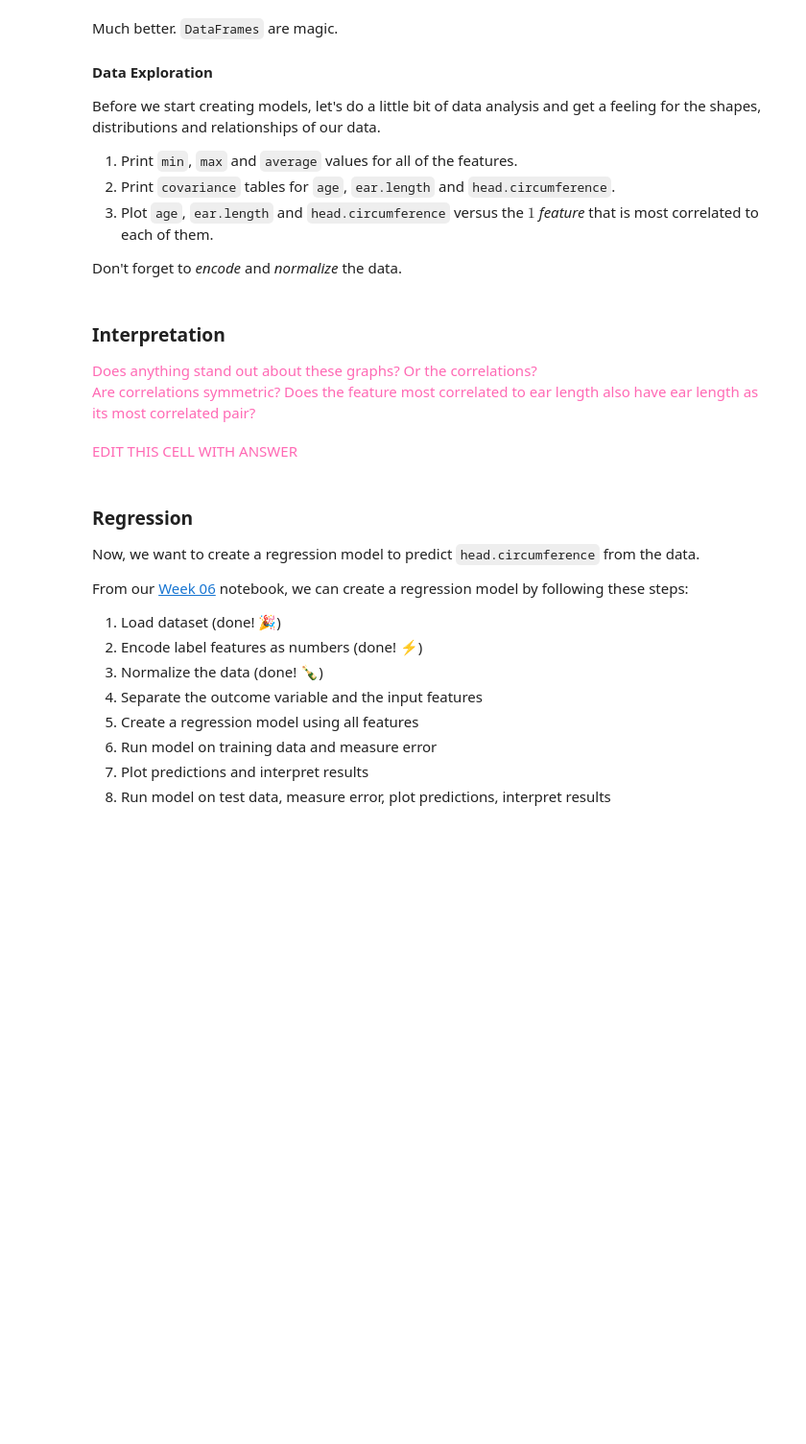
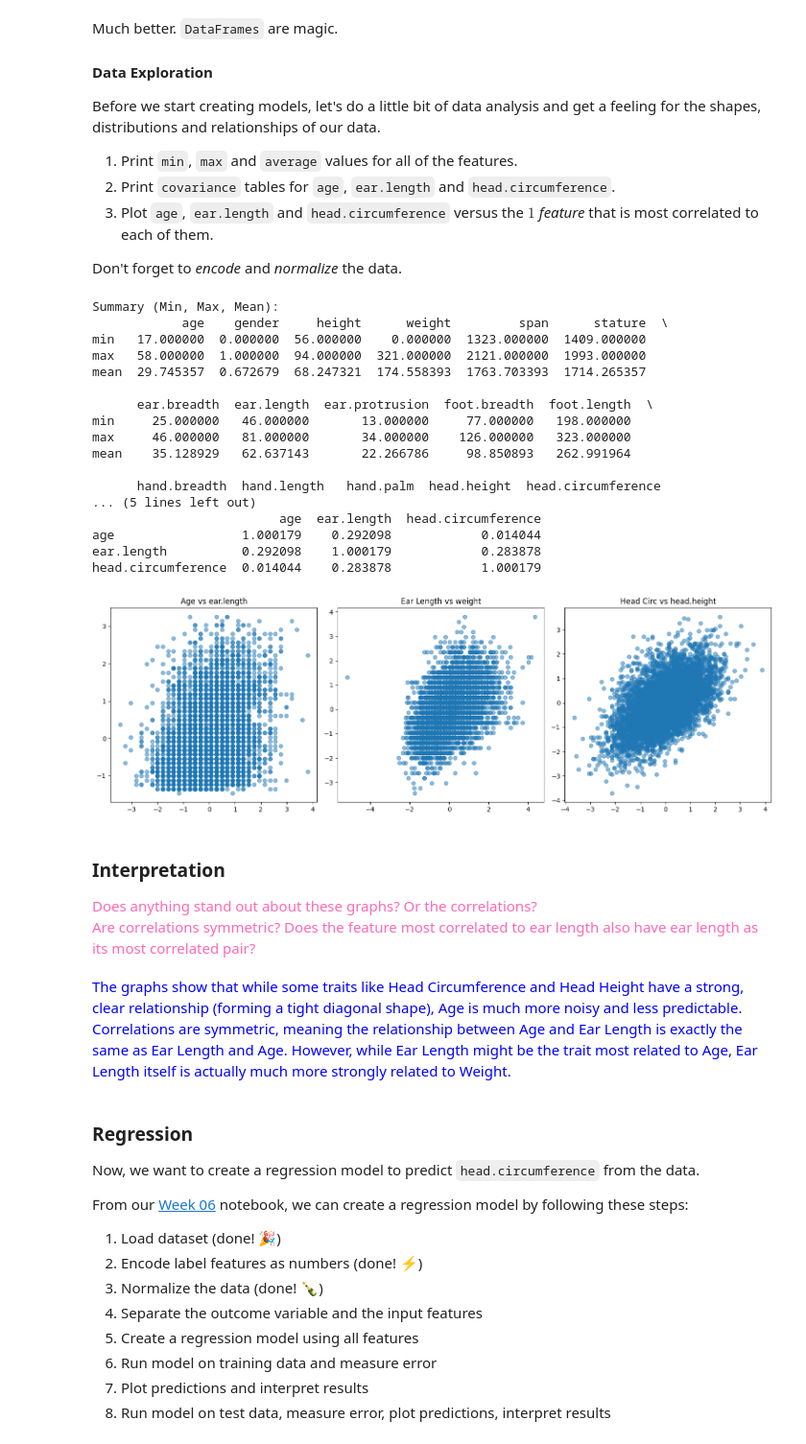
Before and after one commit to SM-ML-2026/Homework06, a Jupyter notebook: Homework06.ipynb, the cells around one changed output. Shown at 96% size. Cells and saved outputs as stored; diff of their text form; code cells hidden in the pictures; blank space fills up the shorter version.

```diff
--- a/Homework06.ipynb
+++ b/Homework06.ipynb
@@ -94,12 +117,76 @@ Don't forget to *encode* and *normalize* the data.
+# %%
+# Work on Data Exploration here
+
+### Encode non-numerical features
+ansur_encoder = OrdinalEncoder()
+categorical_columns = ansur_df.select_dtypes(include=['object']).columns
+ansur_df[categorical_columns] = ansur_encoder.fit_transform(ansur_df[categorical_columns])
+
+## 1. Print min, max, avg
+print("Summary (Min, Max, Mean):")
+print(ansur_df.describe().loc[['min', 'max', 'mean']])
+
+### Normalize all data
+ansur_scaler = StandardScaler()
+ansur_norm = pd.DataFrame(ansur_scaler.fit_transform(ansur_df), columns=ansur_df.columns)
+
+## 2. Print Covariances
+target_cols = ['age', 'ear.length', 'head.circumference']
+print("\nCovariance Table for targets:")
+print(ansur_norm[target_cols].cov())
+
+## 3. Plot features most correlated to age, ear length and head circumference
+corr_matrix = ansur_norm.corr()
+
+# plot
+plt.figure(figsize=(15, 5))
+
+# plot 1: Age
+plt.subplot(1, 3, 1)
+plt.scatter(ansur_norm[top_age], ansur_norm['age'], alpha=0.5)
+plt.title(f'Age vs {top_age}')
+
+# plot 2: Ear Length
+plt.subplot(1, 3, 2)
+plt.scatter(ansur_norm[top_ear], ansur_norm['ear.length'], alpha=0.5)
+plt.title(f'Ear Length vs {top_ear}')
+
+# plot 3: Head Circumference
+plt.subplot(1, 3, 3)
+plt.scatter(ansur_norm[top_head], ansur_norm['head.circumference'], alpha=0.5)
+plt.title(f'Head Circ vs {top_head}')
+
+plt.tight_layout()
+plt.show()
+# %% [output]
+Summary (Min, Max, Mean):
+            age    gender     height      weight         span      stature  \
+min   17.000000  0.000000  56.000000    0.000000  1323.000000  1409.000000
+max   58.000000  1.000000  94.000000  321.000000  2121.000000  1993.000000
+mean  29.745357  0.672679  68.247321  174.558393  1763.703393  1714.265357
+
+      ear.breadth  ear.length  ear.protrusion  foot.breadth  foot.length  \
+min     25.000000   46.000000       13.000000     77.000000   198.000000
+max     46.000000   81.000000       34.000000    126.000000   323.000000
+mean    35.128929   62.637143       22.266786     98.850893   262.991964
+
+      hand.breadth  hand.length   hand.palm  head.height  head.circumference
+... (5 lines left out)
+                         age  ear.length  head.circumference
+age                 1.000179    0.292098            0.014044
+ear.length          0.292098    1.000179            0.283878
+head.circumference  0.014044    0.283878            1.000179
+[figure, added]
 # %% [markdown]
 ### Interpretation
 
 <span style="color:hotpink;">
 Does anything stand out about these graphs? Or the correlations?<br>
-Are correlations symmetric? Does the feature most correlated to ear length also have ear length as its most correlated pair?
-</span>
+Are correlations symmetric? Does the feature most correlated to ear length also have ear length as its most correlated pair?<br>
-# %% [markdown]
-<span style="color:hotpink;">EDIT THIS CELL WITH ANSWER</span>
+# %% [markdown]
+<span style="color:blue;">
+The graphs show that while some traits like Head Circumference and Head Height have a strong, clear relationship (forming a tight diagonal shape), Age is much more noisy and less predictable. Correlations are symmetric, meaning the relationship between Age and Ear Length is exactly the same as Ear Length and Age. However, while Ear Length might be the trait most related to Age, Ear Length itself is actually much more strongly related to Weight.
+</span>
 # %% [markdown]
 ### Regression
 
```
Also changed, not shown: parts of 6 cells of this notebook.
